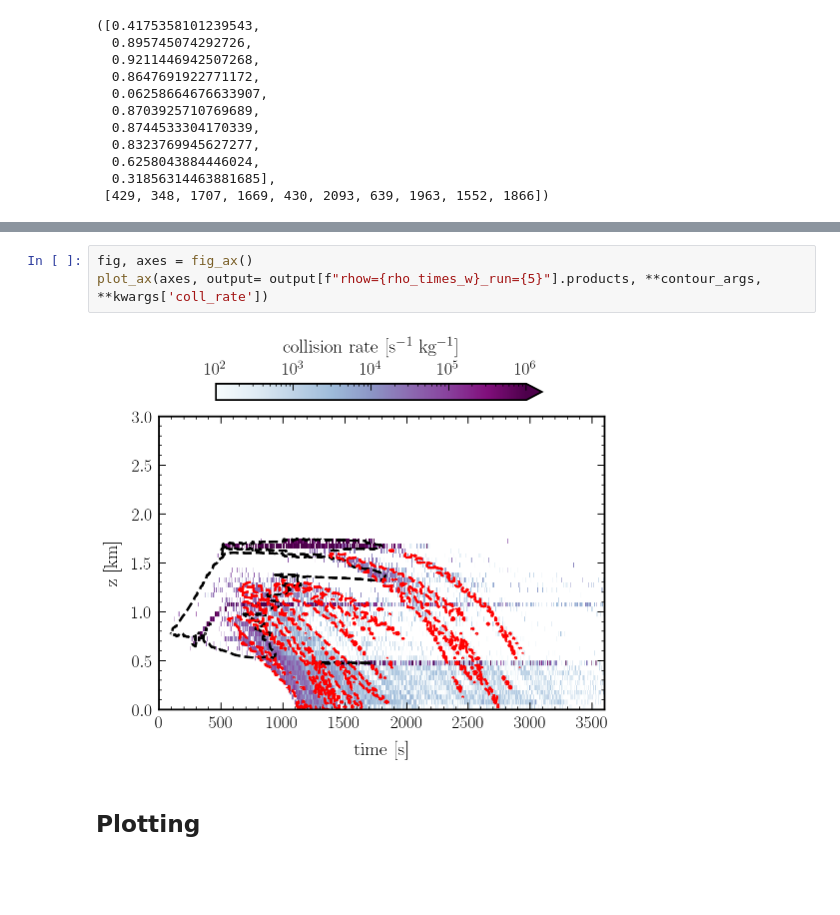
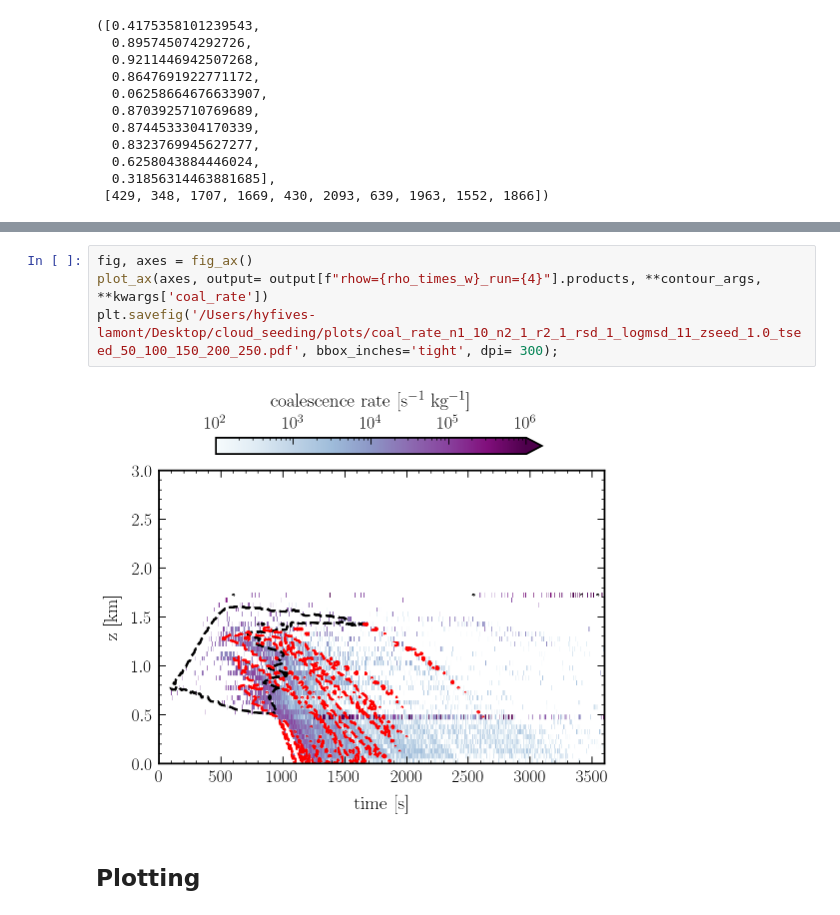
Before and after one commit to jtbuch/PySDM, a Jupyter notebook: examples/PySDM_examples/Buch_et_al_2024/plot_script_sd_update.ipynb, the cells around one changed output, grey strips where cells are left out. Saved outputs shown, nothing was run; the diff lists cells and outputs as text; blank space fills up the shorter version.

Commit message:
updated process rate plots

```diff
--- a/examples/PySDM_examples/Buch_et_al_2024/plot_script_sd_update.ipynb
+++ b/examples/PySDM_examples/Buch_et_al_2024/plot_script_sd_update.ipynb
@@ -316,8 +315,9 @@ def fig_ax():
 # %%
 fig, axes = fig_ax()
-plot_ax(axes, output= output[f"rhow={rho_times_w}_run={5}"].products, **contour_args, **kwargs['coll_rate'])
+plot_ax(axes, output= output[f"rhow={rho_times_w}_run={4}"].products, **contour_args, **kwargs['coal_rate'])
+plt.savefig('/Users/hyfives-lamont/Desktop/cloud_seeding/plots/coal_rate_n1_10_n2_1_r2_1_rsd_1_logmsd_11_zseed_1.0_tseed_50_100_150_200_250.pdf', bbox_inches='tight', dpi= 300);
 # %% [output]
-[figure, old version]
+[figure, new version]
 # %% [markdown]
 ## Plotting
 # %%
```
Also changed, not shown: parts of 6 cells of this notebook, 1 other file.
